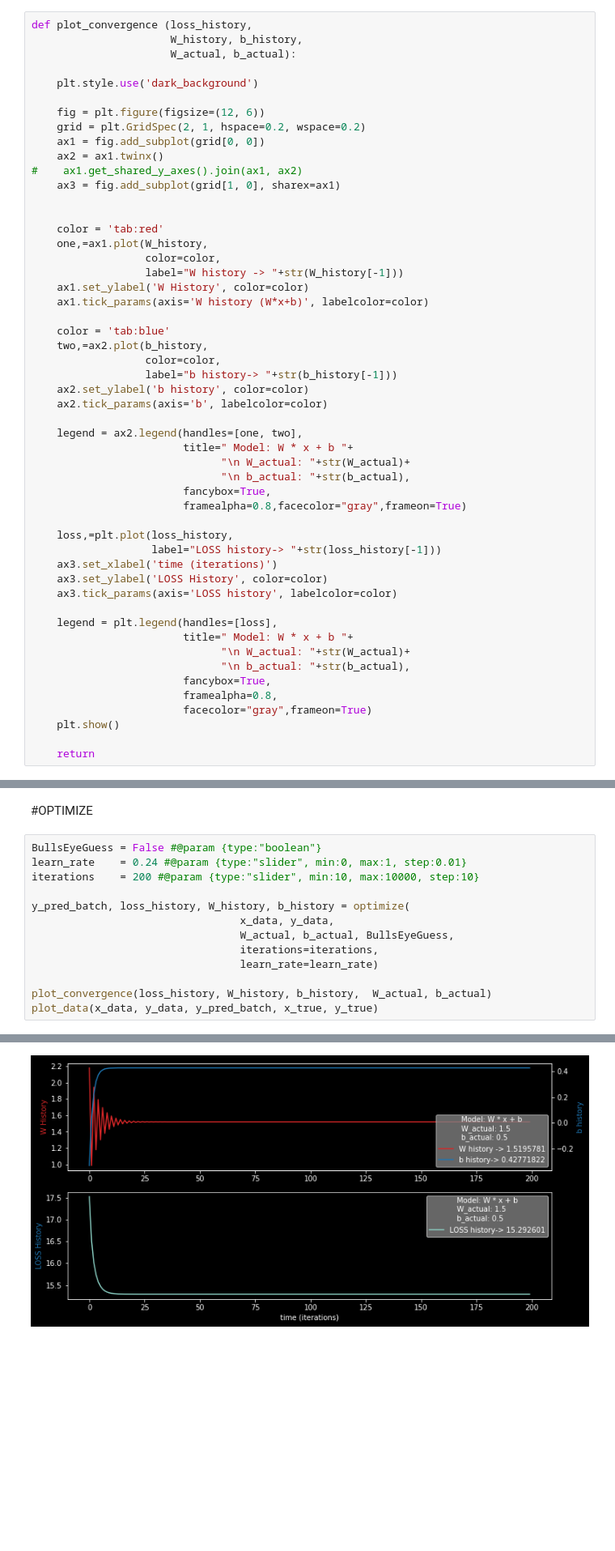
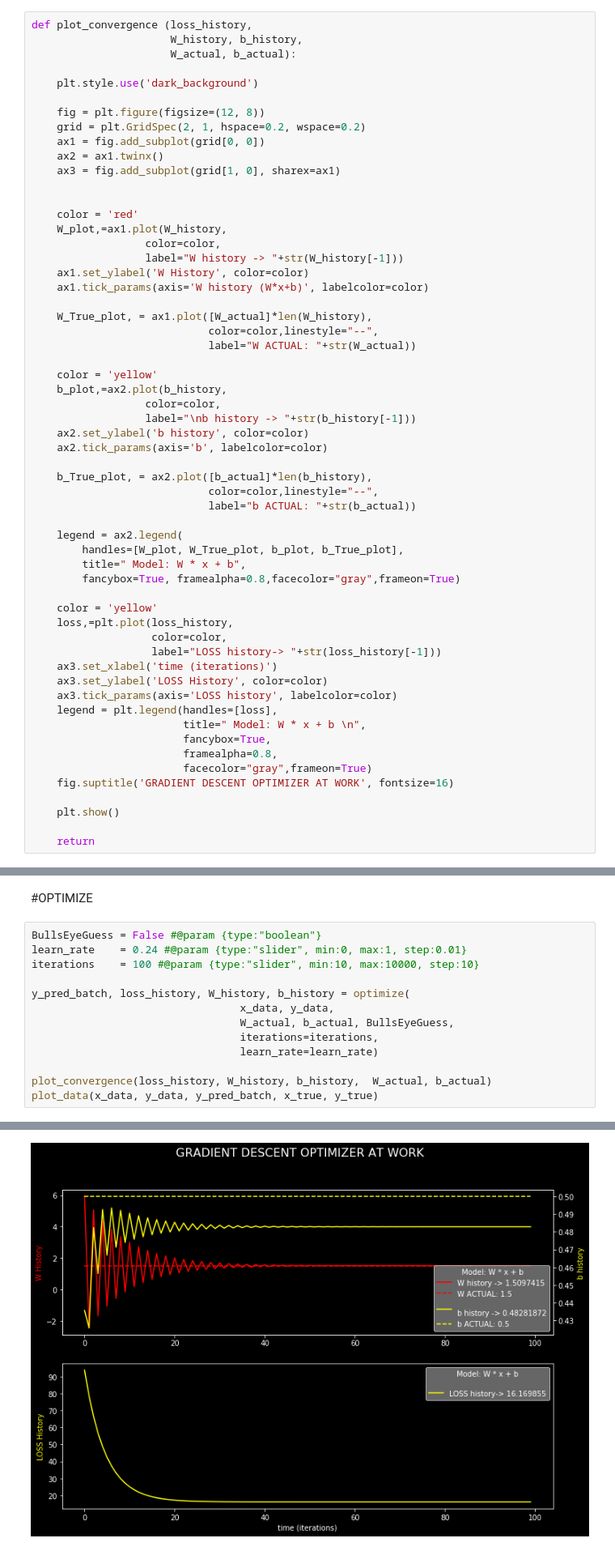
Before and after one commit to ferhatSF/Tensorflow-Studies, a Jupyter notebook: Gradient_Descent_Optimizer.ipynb, the cells around one changed output, grey strips where cells are left out. Shown at 81% size. Saved outputs shown, nothing was run; the diff lists cells and outputs as text; blank space fills up the shorter version.

```diff
--- a/Gradient_Descent_Optimizer.ipynb
+++ b/Gradient_Descent_Optimizer.ipynb
@@ -98,48 +98,54 @@ def plot_convergence (loss_history,
 
     plt.style.use('dark_background')
 
-    fig = plt.figure(figsize=(12, 6))
+    fig = plt.figure(figsize=(12, 8))
     grid = plt.GridSpec(2, 1, hspace=0.2, wspace=0.2)
     ax1 = fig.add_subplot(grid[0, 0])
     ax2 = ax1.twinx()
-#    ax1.get_shared_y_axes().join(ax1, ax2)
     ax3 = fig.add_subplot(grid[1, 0], sharex=ax1)
 
 
-    color = 'tab:red'
-    one,=ax1.plot(W_history,
+    color = 'red'
+    W_plot,=ax1.plot(W_history,
                   color=color,
                   label="W history -> "+str(W_history[-1]))
     ax1.set_ylabel('W History', color=color)
     ax1.tick_params(axis='W history (W*x+b)', labelcolor=color)
 
-    color = 'tab:blue'
-    two,=ax2.plot(b_history,
+    W_True_plot, = ax1.plot([W_actual]*len(W_history),
+                            color=color,linestyle="--",
+                            label="W ACTUAL: "+str(W_actual))
+
+    color = 'yellow'
+    b_plot,=ax2.plot(b_history,
                   color=color,
-                  label="b history-> "+str(b_history[-1]))
+                  label="\nb history -> "+str(b_history[-1]))
     ax2.set_ylabel('b history', color=color)
     ax2.tick_params(axis='b', labelcolor=color)
 
-    legend = ax2.legend(handles=[one, two],
-                        title=" Model: W * x + b "+
-                              "\n W_actual: "+str(W_actual)+
-                              "\n b_actual: "+str(b_actual),
-                        fancybox=True,
-                        framealpha=0.8,facecolor="gray",frameon=True)
+    b_True_plot, = ax2.plot([b_actual]*len(b_history),
+                            color=color,linestyle="--",
+                            label="b ACTUAL: "+str(b_actual))
 
+    legend = ax2.legend(
+        handles=[W_plot, W_True_plot, b_plot, b_True_plot],
+        title=" Model: W * x + b",
+        fancybox=True, framealpha=0.8,facecolor="gray",frameon=True)
+
+    color = 'yellow'
     loss,=plt.plot(loss_history,
+                   color=color,
                    label="LOSS history-> "+str(loss_history[-1]))
     ax3.set_xlabel('time (iterations)')
     ax3.set_ylabel('LOSS History', color=color)
     ax3.tick_params(axis='LOSS history', labelcolor=color)
-
     legend = plt.legend(handles=[loss],
-                        title=" Model: W * x + b "+
-                              "\n W_actual: "+str(W_actual)+
-                              "\n b_actual: "+str(b_actual),
+                        title=" Model: W * x + b \n",
                         fancybox=True,
                         framealpha=0.8,
                         facecolor="gray",frameon=True)
+    fig.suptitle('GRADIENT DESCENT OPTIMIZER AT WORK', fontsize=16)
+
     plt.show()
 
     return
@@ -222,7 +228,7 @@ plot_data(x_data, y_data, [], x_true, y_true)
 # %%
 BullsEyeGuess = False #@param {type:"boolean"}
 learn_rate    = 0.24 #@param {type:"slider", min:0, max:1, step:0.01}
-iterations    = 200 #@param {type:"slider", min:10, max:10000, step:10}
+iterations    = 100 #@param {type:"slider", min:10, max:10000, step:10}
 
 y_pred_batch, loss_history, W_history, b_history = optimize(
                                  x_data, y_data,
@@ -239 +242 @@ Colocations handled automatically by placer.
-[figure, old version]
+[figure, new version]
```
Also changed, not shown: parts of 2 cells of this notebook.
